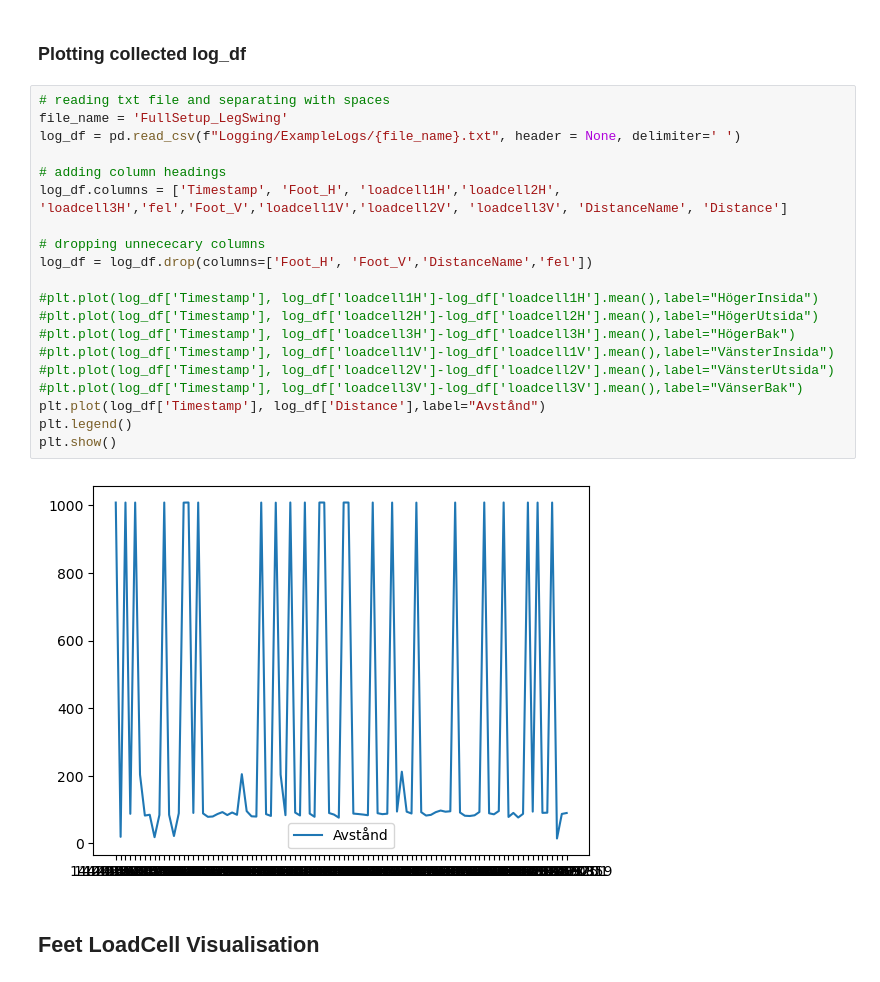
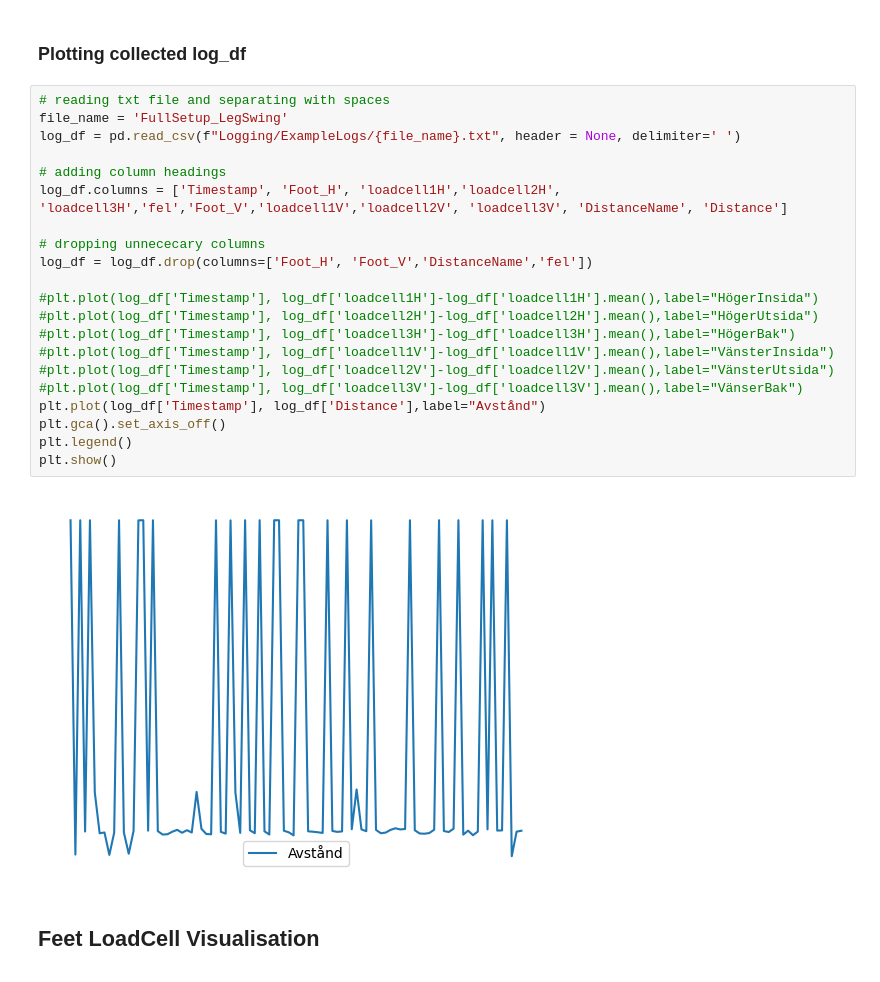
Before and after one commit to Husmarke/Kandidat-Cross-Country-Technique, a Jupyter notebook: kandidat_kod.ipynb, the cells around one changed output. Drawn from its saved outputs; the diff is of its cells as text.

```diff
--- a/kandidat_kod.ipynb
+++ b/kandidat_kod.ipynb
@@ -46,25 +46,26 @@ display(log_df)
 # %%
 # reading txt file and separating with spaces
 file_name = 'FullSetup_LegSwing'
 log_df = pd.read_csv(f"Logging/ExampleLogs/{file_name}.txt", header = None, delimiter=' ')
 
 # adding column headings
 log_df.columns = ['Timestamp', 'Foot_H', 'loadcell1H','loadcell2H', 'loadcell3H','fel','Foot_V','loadcell1V','loadcell2V', 'loadcell3V', 'DistanceName', 'Distance']
 
 # dropping unnececary columns
 log_df = log_df.drop(columns=['Foot_H', 'Foot_V','DistanceName','fel'])
 
 #plt.plot(log_df['Timestamp'], log_df['loadcell1H']-log_df['loadcell1H'].mean(),label="HögerInsida")
 #plt.plot(log_df['Timestamp'], log_df['loadcell2H']-log_df['loadcell2H'].mean(),label="HögerUtsida")
 #plt.plot(log_df['Timestamp'], log_df['loadcell3H']-log_df['loadcell3H'].mean(),label="HögerBak")
 #plt.plot(log_df['Timestamp'], log_df['loadcell1V']-log_df['loadcell1V'].mean(),label="VänsterInsida")
 #plt.plot(log_df['Timestamp'], log_df['loadcell2V']-log_df['loadcell2V'].mean(),label="VänsterUtsida")
 #plt.plot(log_df['Timestamp'], log_df['loadcell3V']-log_df['loadcell3V'].mean(),label="VänserBak")
 plt.plot(log_df['Timestamp'], log_df['Distance'],label="Avstånd")
+plt.gca().set_axis_off()
 plt.legend()
 plt.show()
 # %% [output]
-[figure, old version]
+[figure, new version]
 # %% [markdown]
 ## Feet LoadCell Visualisation
 # %%
```
